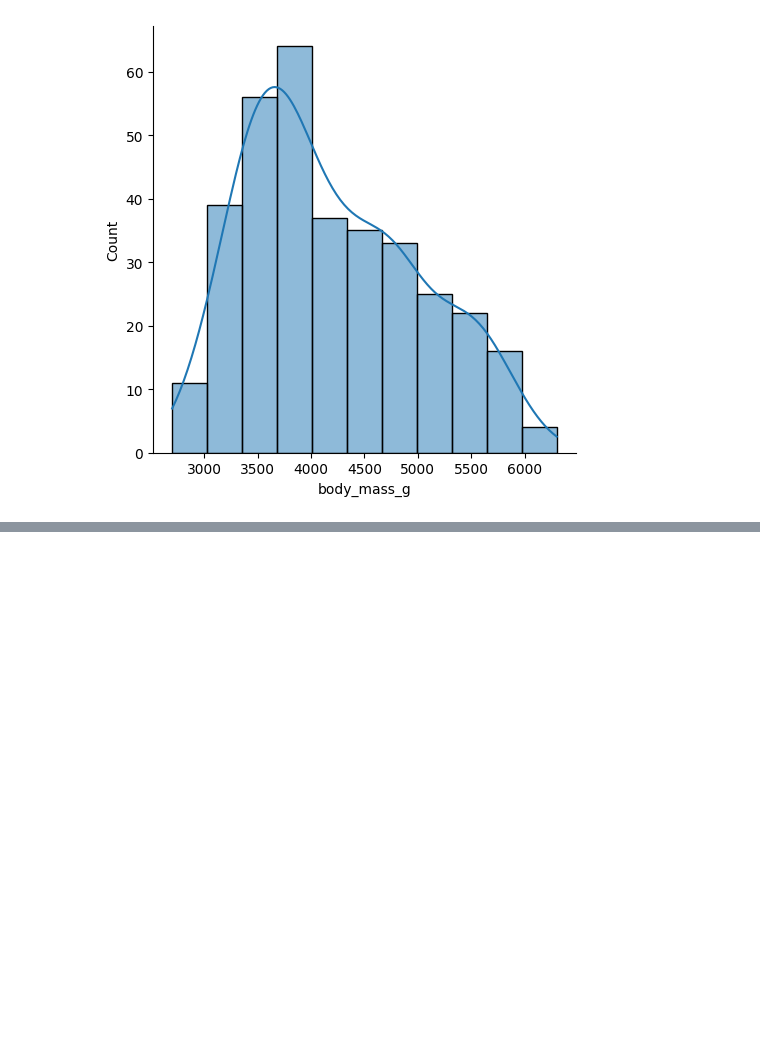
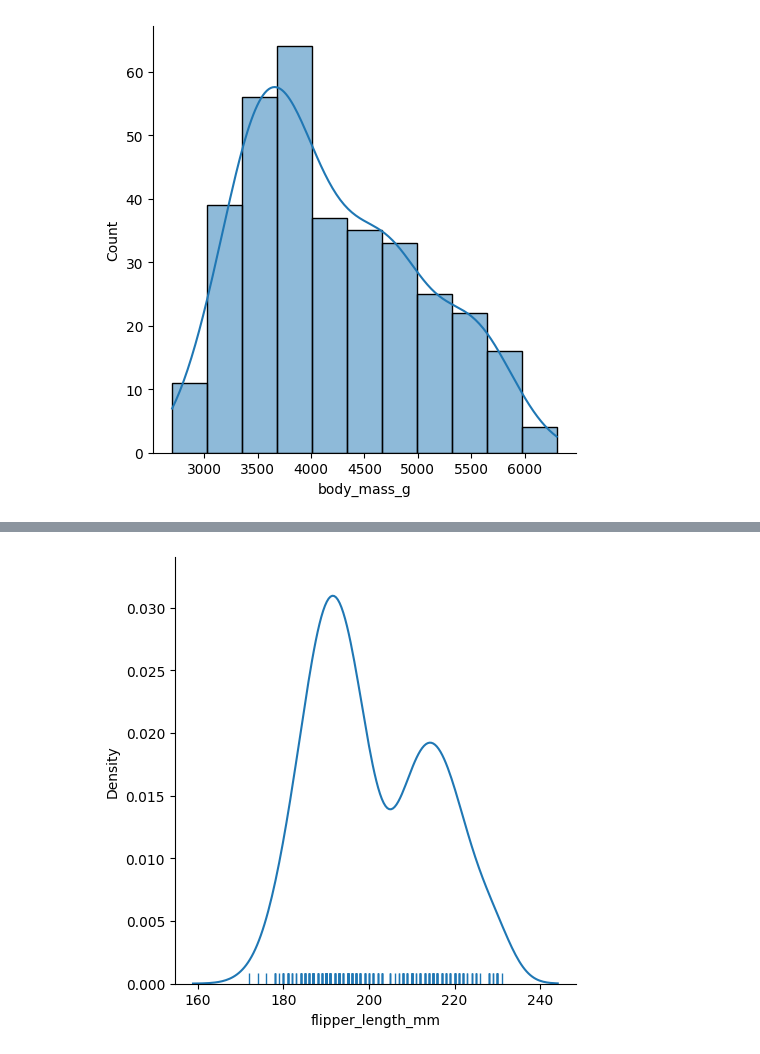
Before and after one commit to jeo20/ds-ml-18dias, a Jupyter notebook: 10-dia 10/Día 10/Cuadernos para Prácticas/Representación Distributiva.ipynb, the cells around one changed output, grey strips where cells are left out. Saved outputs shown, nothing was run; the diff lists cells and outputs as text; code cells hidden in the pictures; blank space fills up the shorter version.

```diff
--- a/10-dia 10/Día 10/Cuadernos para Prácticas/Representación Distributiva.ipynb
+++ b/10-dia 10/Día 10/Cuadernos para Prácticas/Representación Distributiva.ipynb
@@ -22,0 +30,7 @@ sns.displot(data=pinguinos, x="body_mass_g",kde=True);
+# %%
+sns.displot(data=pinguinos,
+           x="flipper_length_mm",
+           kind="kde",
+           rug=True);
+# %% [output]
+[figure, added]
```
Also changed, not shown: parts of 2 cells of this notebook.
